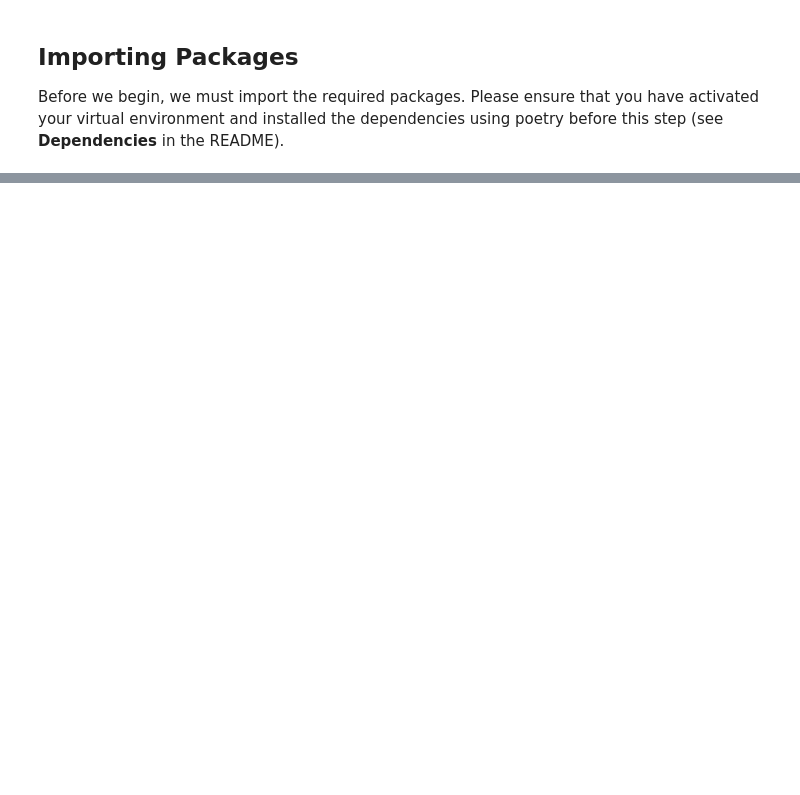
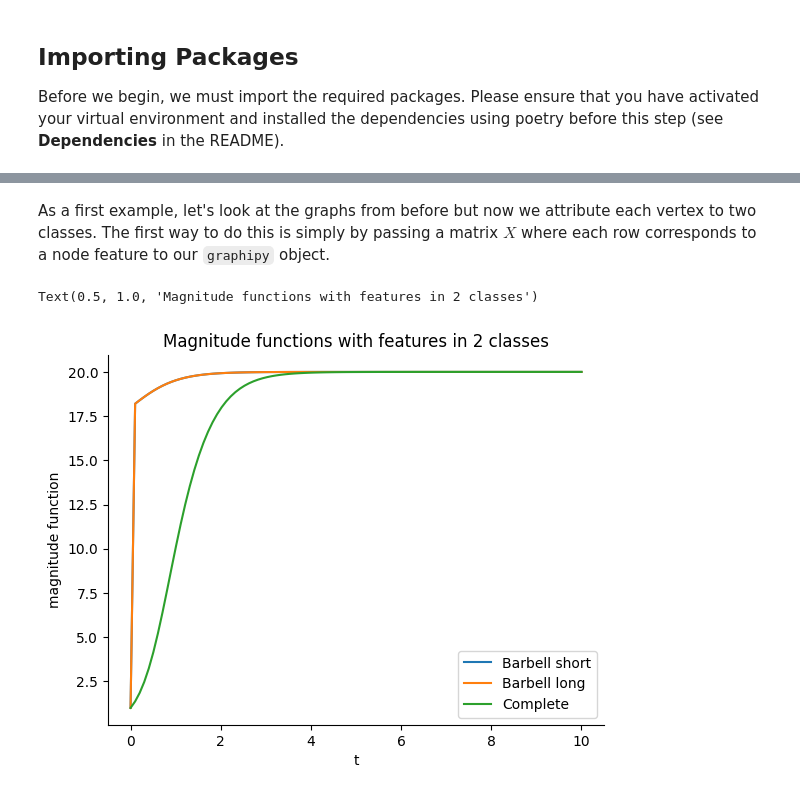
Before and after one commit to aidos-lab/magnipy, a Jupyter notebook: notebooks/graphipy_tutorial.ipynb, the cells around one changed output, grey strips where cells are left out. Saved outputs shown, nothing was run; the diff lists cells and outputs as text; code cells hidden in the pictures; blank space fills up the shorter version.

```diff
--- a/notebooks/graphipy_tutorial.ipynb
+++ b/notebooks/graphipy_tutorial.ipynb
@@ -602,0 +245,40 @@ plt.legend()
+# %% [markdown]
+As a first example, let's look at the graphs from before but now we attribute each vertex to two classes. The first way to do this is simply by passing a matrix $X$ where each row corresponds to a node feature to our `graphipy` object.
+# %%
+# initializing graphipy objects and specifying the features by passing X
+ts = np.linspace(0, 10, 100)
+
+graphi_2_shortbar = Graphipy(
+    X=X_2classes_short,
+    G=barbell_short,
+    ts=ts,
+    mode="full",
+    metric="euclidean",
+    method="spread",
+)
+graphi_2_longbar = Graphipy(
+    X=X_2classes_long,
+    G=barbell_long,
+    ts=ts,
+    mode="full",
+    metric="euclidean",
+    method="spread",
+)
+graphi_2_complete = Graphipy(
+    X=X_2classes_short,
+    G=complete,
+    ts=ts,
+    mode="full",
+    metric="euclidean",
+    method="spread",
+)
+
+graphi_2_shortbar.plot_magnitude_function()
+graphi_2_longbar.plot_magnitude_function()
+graphi_2_complete.plot_magnitude_function()
+
+plt.legend(["Barbell short", "Barbell long", "Complete"])
+plt.title("Magnitude functions with features in 2 classes")
+# %% [output]
+Text(0.5, 1.0, 'Magnitude functions with features in 2 classes')
+[figure, added]
```
Also changed, not shown: parts of 76 cells of this notebook.
